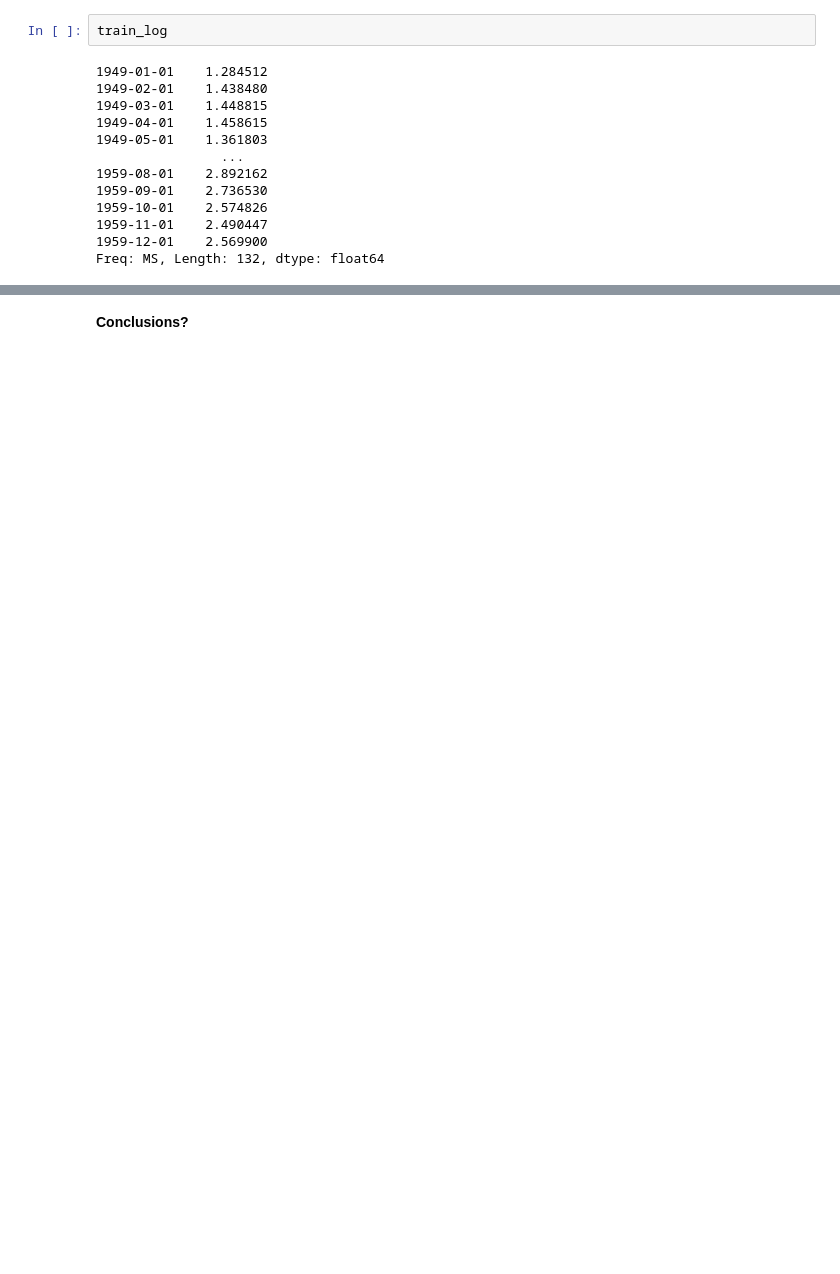
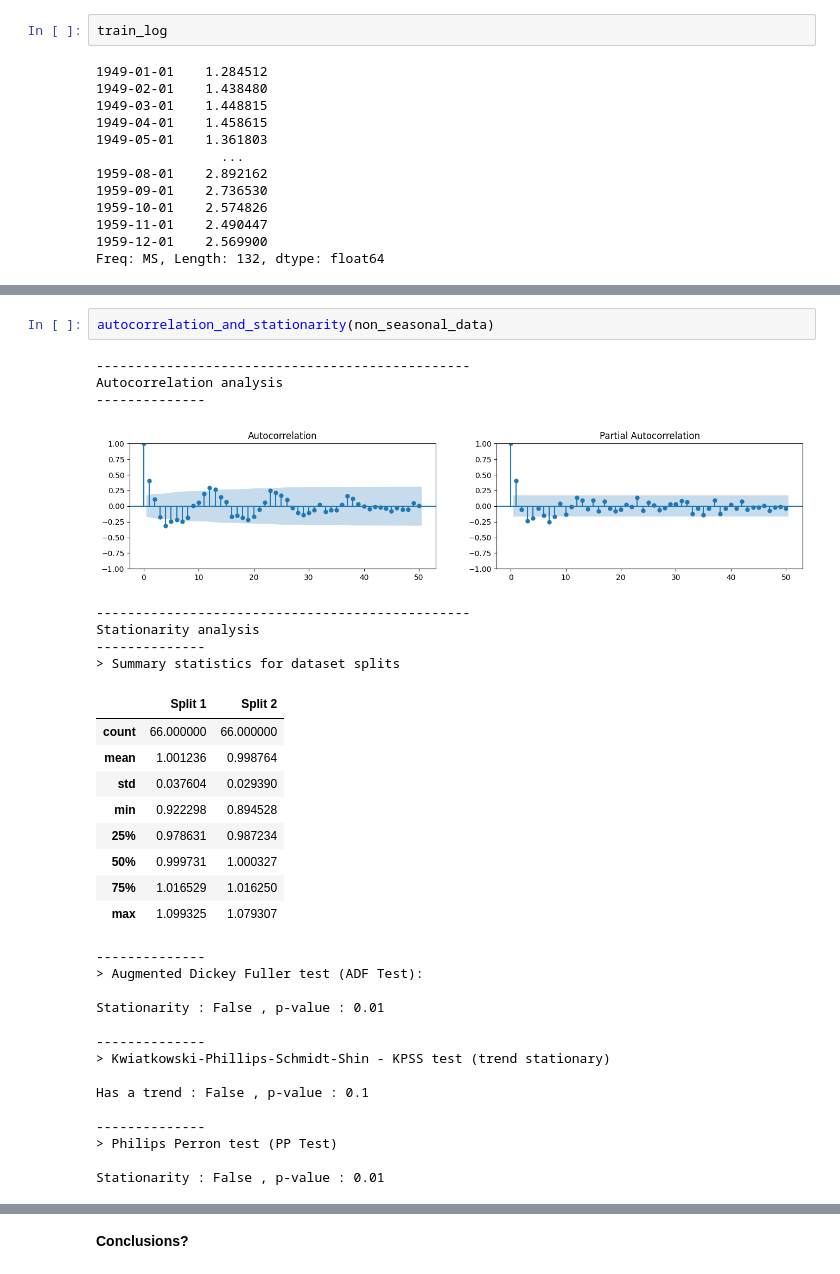
Before and after one commit to LexouLam/ML6, a Jupyter notebook: notebook/AL2_2023_Campus_ML6-NB2_AlexandraLamotte.ipynb, the cells around one changed output, grey strips where cells are left out. Cells and saved outputs as stored; diff of their text form; blank space fills up the shorter version.

```diff
--- a/notebook/AL2_2023_Campus_ML6-NB2_AlexandraLamotte.ipynb
+++ b/notebook/AL2_2023_Campus_ML6-NB2_AlexandraLamotte.ipynb
@@ -600 +707,35 @@ plt.show()
+# %%
+autocorrelation_and_stationarity(non_seasonal_data)
+# %% [output]
+------------------------------------------------
+Autocorrelation analysis
+--------------
+[figure, added]
+------------------------------------------------
+Stationarity analysis
+--------------
+> Summary statistics for dataset splits
+|  | Split 1 | Split 2 |
+| count | 66.000000 | 66.000000 |
+| mean | 1.001236 | 0.998764 |
+| std | 0.037604 | 0.029390 |
+| min | 0.922298 | 0.894528 |
+| 25% | 0.978631 | 0.987234 |
+| 50% | 0.999731 | 1.000327 |
+| 75% | 1.016529 | 1.016250 |
+| max | 1.099325 | 1.079307 |
+--------------
+> Augmented Dickey Fuller test (ADF Test):
+
+Stationarity : False , p-value : 0.01
+
+--------------
+> Kwiatkowski-Phillips-Schmidt-Shin - KPSS test (trend stationary)
+
+Has a trend : False , p-value : 0.1
+
+--------------
+> Philips Perron test (PP Test)
+
+Stationarity : False , p-value : 0.01
 # %%
```
Also changed, not shown: parts of 19 cells of this notebook.
